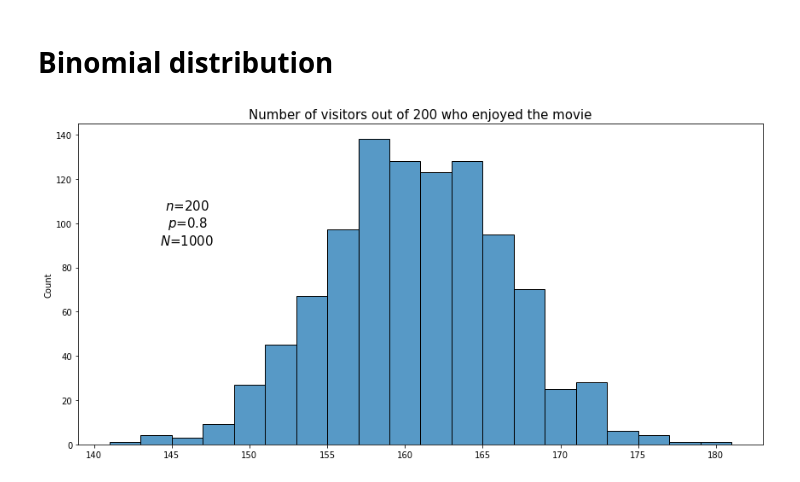
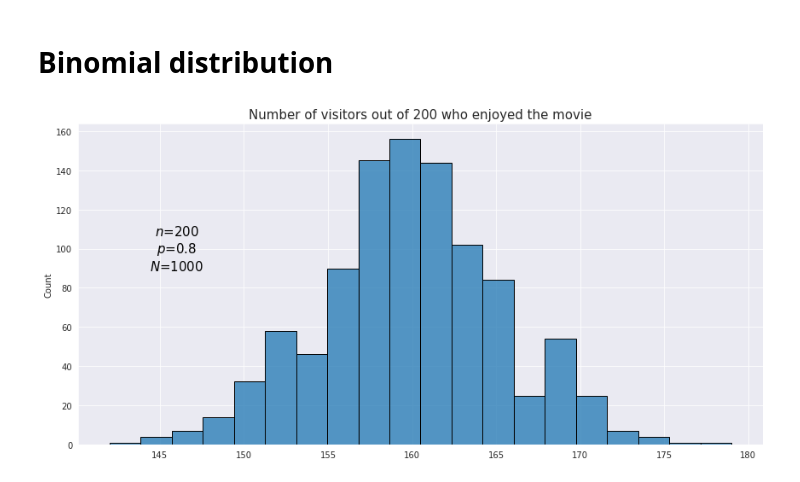
Before and after one commit to vzahorui/vzahorui.github.io, a Jupyter notebook: jupyter_notebooks/ditributions/plot_distributions.ipynb, the cells around one changed output. Saved outputs shown, nothing was run; the diff lists cells and outputs as text; code cells hidden in the pictures.

```diff
--- a/jupyter_notebooks/ditributions/plot_distributions.ipynb
+++ b/jupyter_notebooks/ditributions/plot_distributions.ipynb
@@ -130,17 +130,18 @@ plt.savefig('../../assets/images/probability/chi_squared_distributions.png', bbo
 # %% [markdown]
 # Binomial distribution
 # %%
-fig, ax = plt.subplots(figsize=(12,6))
+with sns.axes_style('darkgrid'):
+    fig, ax = plt.subplots(figsize=(12,6))
 
 n = 200
 p = 0.8
 size = 1000
 binomial = np.random.binomial(n, p, size)
 sns.histplot(data=binomial, palette='deep', bins=20)
 ax.set_title('Number of visitors out of 200 who enjoyed the movie', fontsize=15)
 ax.annotate(f'$n$={n}\n$p$={p}\n$N$={size}', xy=(146, 100), fontsize=15,
             ha='center', va='center')
 plt.tight_layout()
 plt.savefig('../../assets/images/probability/binomial_distribution.png', bbox_inches='tight');
 # %% [output]
-[figure, old version]
+[figure, new version]
```
Also changed, not shown: parts of 6 cells of this notebook, 6 other files.
